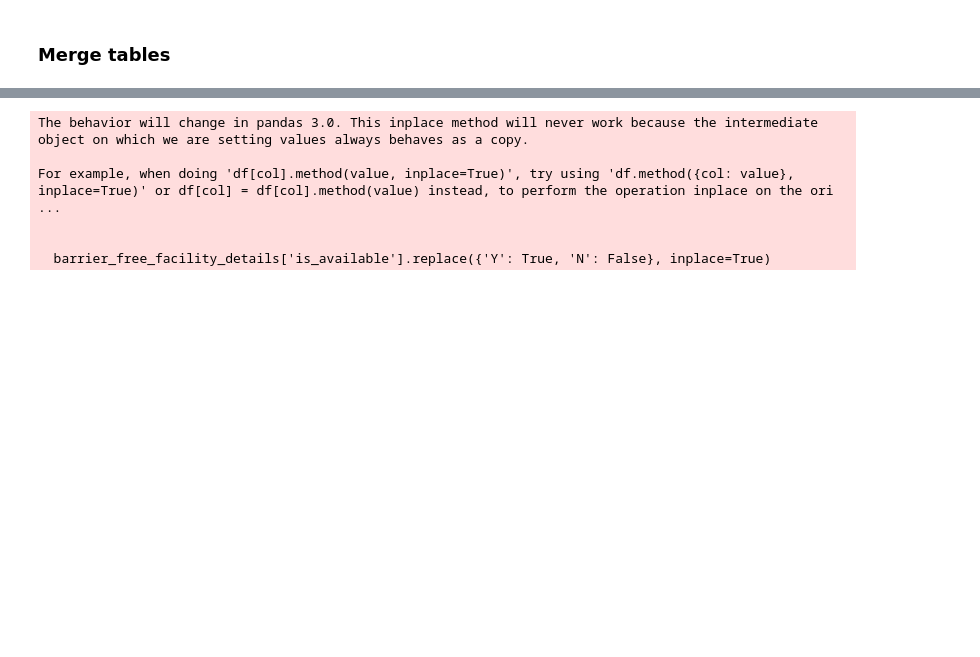
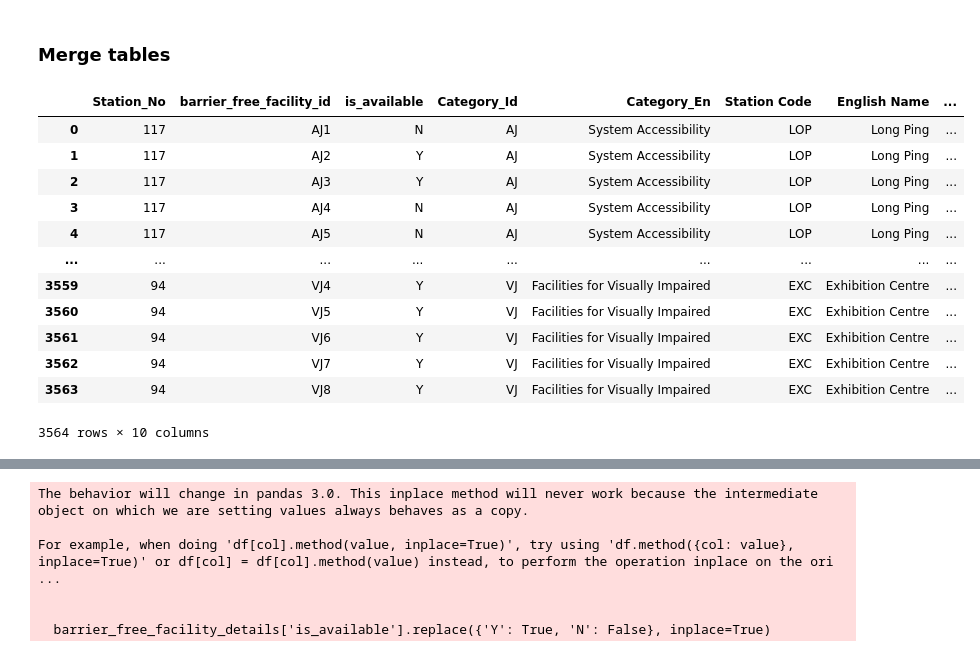
Before and after one commit to linhngo66/MTR-station-accessibility-audit, a Jupyter notebook: HoThiHaiYen-A2.ipynb, the cells around one changed output, grey strips where cells are left out. Cells and saved outputs as stored; diff of their text form; code cells hidden in the pictures; blank space fills up the shorter version.

```diff
--- a/HoThiHaiYen-A2.ipynb
+++ b/HoThiHaiYen-A2.ipynb
@@ -178,11 +208,29 @@ mtr_stations
 # %%
 barrier_free_facility_details = barrier_free_facility \
     .merge(barrier_free_facility_category, how='left', left_on='barrier_free_facility_id', right_on='Facility_Id') \
-    .merge(mtr_stations, how='left', left_on='Station_No', right_on='Station ID')
+    .merge(mtr_stations, how='left', left_on='Station_No', right_on='Station ID') \
+    .merge(barrier_free_facility_scorecard, how='left', left_on='barrier_free_facility_id', right_on='Facility_Id')
 
-#Drop unnecessary columns
-barrier_free_facility_details.drop(columns=['Facility_Id', 'Category_Zh', 'Facility_Zh', 'Sorting_Order', 'Station ID'],
+# Drop unnecessary columns
+barrier_free_facility_details.drop(columns=['Facility_Id_x', 'Facility_Id_y', 'Category_Zh', 'Facility_Zh', 'Sorting_Order', 'Station ID',
+                                            'Facility_En_x', 'Facility_En_y'],
                                    inplace=True)
+
+barrier_free_facility_details
+# %% [output]
+|  | Station_No | barrier_free_facility_id | is_available | Category_Id | Category_En | Station Code | English Name | ... |
+| 0 | 117 | AJ1 | N | AJ | System Accessibility | LOP | Long Ping | ... |
+| 1 | 117 | AJ2 | Y | AJ | System Accessibility | LOP | Long Ping | ... |
+| 2 | 117 | AJ3 | Y | AJ | System Accessibility | LOP | Long Ping | ... |
+| 3 | 117 | AJ4 | N | AJ | System Accessibility | LOP | Long Ping | ... |
+| 4 | 117 | AJ5 | N | AJ | System Accessibility | LOP | Long Ping | ... |
+| ... | ... | ... | ... | ... | ... | ... | ... | ... |
+| 3559 | 94 | VJ4 | Y | VJ | Facilities for Visually Impaired | EXC | Exhibition Centre | ... |
+| 3560 | 94 | VJ5 | Y | VJ | Facilities for Visually Impaired | EXC | Exhibition Centre | ... |
+| 3561 | 94 | VJ6 | Y | VJ | Facilities for Visually Impaired | EXC | Exhibition Centre | ... |
+| 3562 | 94 | VJ7 | Y | VJ | Facilities for Visually Impaired | EXC | Exhibition Centre | ... |
+| 3563 | 94 | VJ8 | Y | VJ | Facilities for Visually Impaired | EXC | Exhibition Centre | ... |
+3564 rows × 10 columns
 # %%
 barrier_free_facility_details.rename(columns={'barrier_free_facility_id': 'facility_id',
                                               'Station_No': 'station_no',
```
Also changed, not shown: parts of 34 cells of this notebook, 2 other files.
